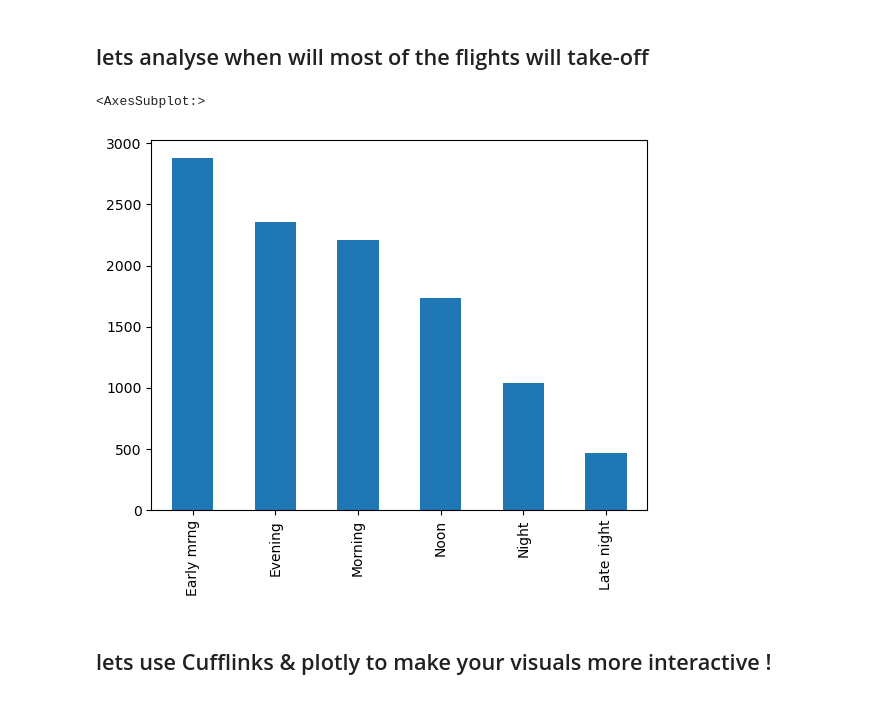
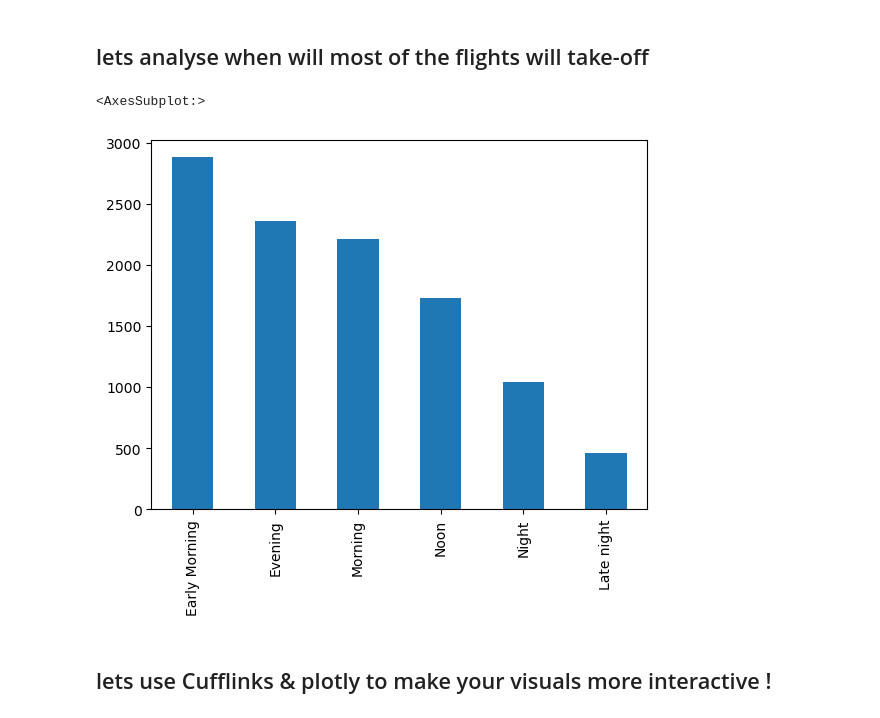
Before and after one commit to ramanuj-sharma/flight_ticket_price_prediction, a Jupyter notebook: flight_ticket_price_prediction.ipynb, the cells around one changed output. Cells and saved outputs as stored; diff of their text form; code cells hidden in the pictures.

```diff
--- a/flight_ticket_price_prediction.ipynb
+++ b/flight_ticket_price_prediction.ipynb
@@ -167,8 +168,6 @@ Timestamp('2019-12-06 00:00:00')
 # %% [markdown]
 ## lets do Feature Engineering of "Date_of_Journey" & fetch day,month,year !
 # %%
-data['journey_day']=data['Date_of_Journey'].dt.day
+data['Journey_Day'] = data['Date_of_Journey'].dt.day
+data['Journey_Month'] = data['Date_of_Journey'].dt.month
+data['Journey_Year'] = data['Date_of_Journey'].dt.year
-# %%
-data['journey_month']=data['Date_of_Journey'].dt.month
-# %%
-data['journey_year']=data['Date_of_Journey'].dt.year
@@ -219,7 +212,7 @@ def flight_dep_time(x):
     and convert into appropriate format.
     '''
     if ( x> 4) and (x<=8 ):
-        return 'Early mrng'
+        return 'Early Morning'
 
     elif ( x>8 ) and (x<=12 ):
         return 'Morning'
@@ -235,10 +228,10 @@ def flight_dep_time(x):
     else:
         return 'Late night'
 # %%
-data['Dep_Time_hour'].apply(flight_dep_time).value_counts().plot(kind='bar')
+data['Dep_Time_Hour'].apply(flight_dep_time).value_counts().plot(kind='bar')
 # %% [output]
 <AxesSubplot:>
-[figure, old version]
+[figure, new version]
 # %% [markdown]
 ## lets use Cufflinks & plotly to make your visuals more interactive !
 # %%
```
Also changed, not shown: parts of 74 cells of this notebook, 1 other file.
